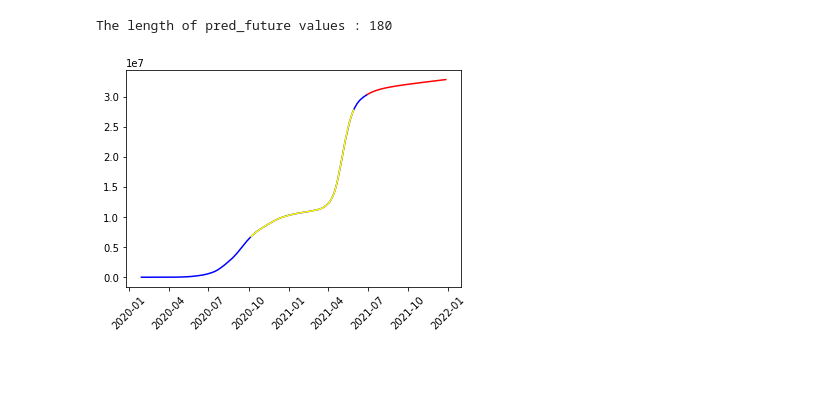
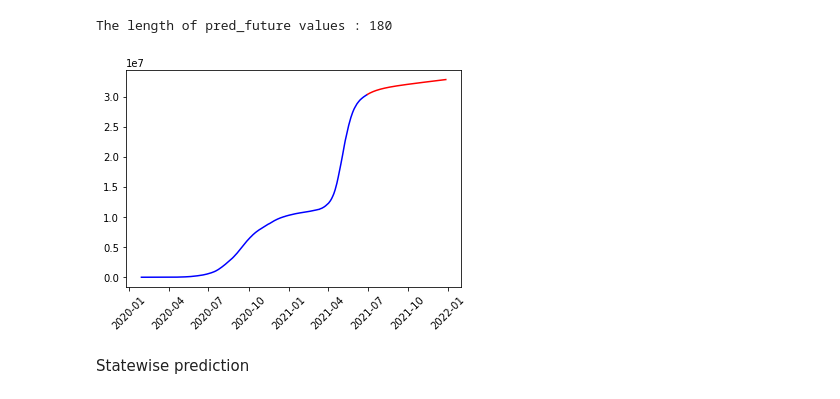
Before and after one commit to surbhimgr/covid-data-prediction, a Jupyter notebook: ARIMA model covid data .ipynb, the cells around one changed output. Cells and saved outputs as stored; diff of their text form; code cells hidden in the pictures; blank space fills up the shorter version.

```diff
--- a/ARIMA model covid data .ipynb
+++ b/ARIMA model covid data .ipynb
@@ -235,9 +250,11 @@ print("The length of pred_future values :",len(pred_future_10101))
 The length of pred_future values : 180
 # %%
 plt.plot(df_day['Confirmed'],color='blue')
-plt.plot(predict_1,color='yellow')
+#plt.plot(predict_1,color='yellow')
 plt.plot(pred_future_10101,color='red')
 plt.xticks(rotation=45)
 plt.show()
 # %% [output]
-[figure, old version]
+[figure, new version]
+# %% [markdown]
+Statewise prediction
```
Also changed, not shown: parts of 18 cells of this notebook.
